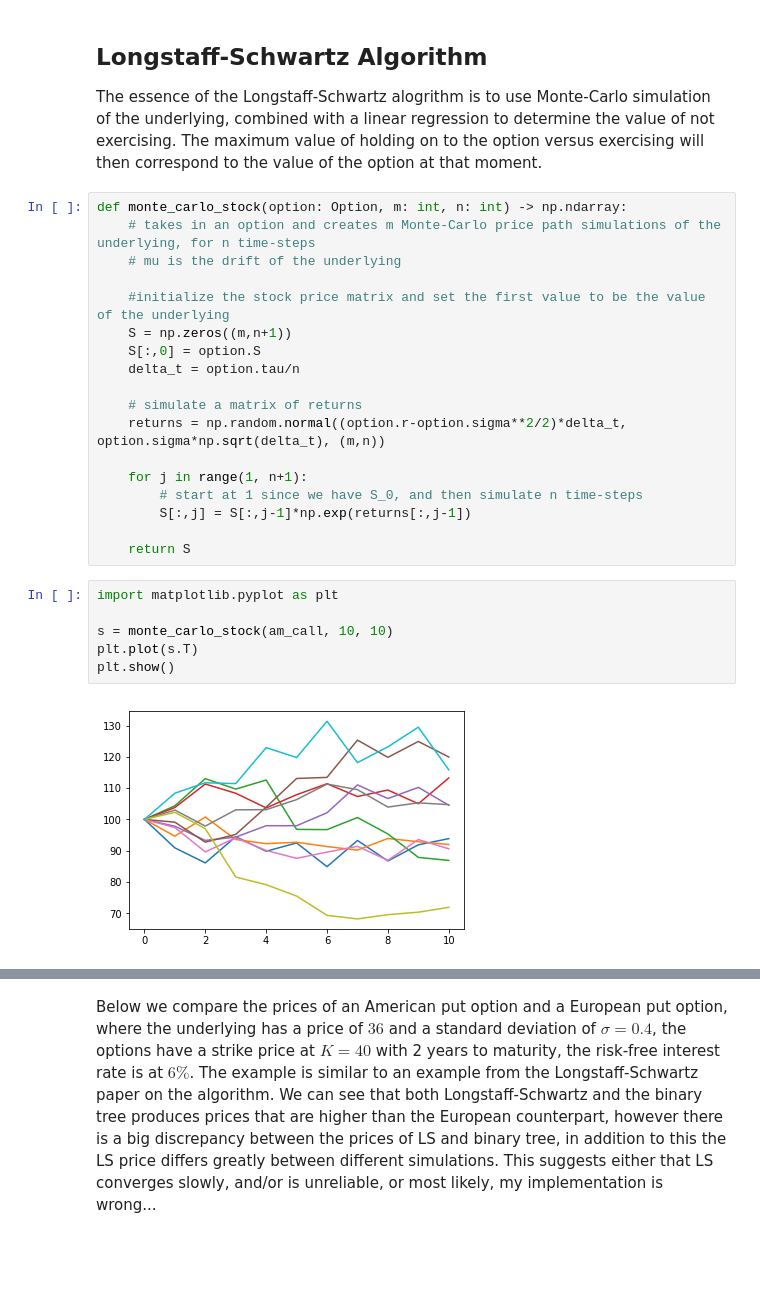
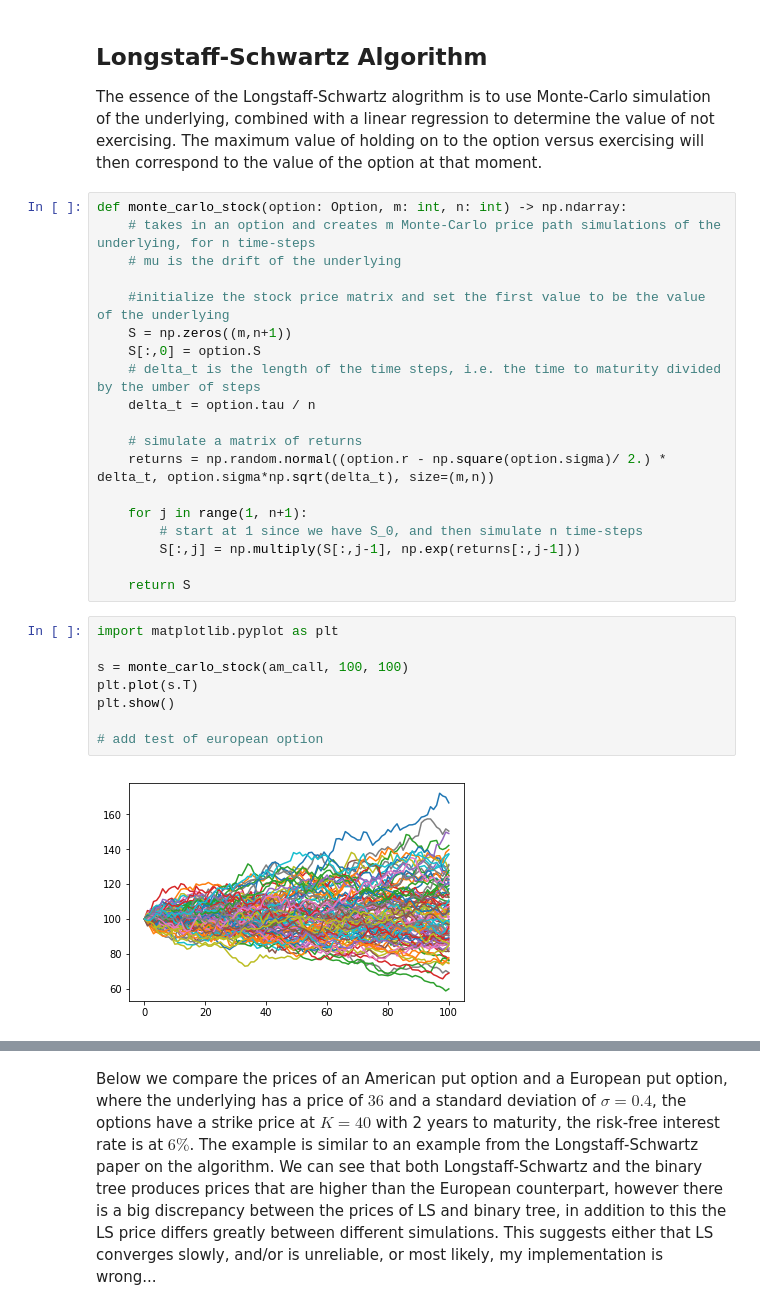
Before and after one commit to joelper/MS-E346, a Jupyter notebook: Assignments/Assignment_7.ipynb, the cells around one changed output, grey strips where cells are left out. Saved outputs shown, nothing was run; the diff lists cells and outputs as text; blank space fills up the shorter version.

```diff
--- a/Assignments/Assignment_7.ipynb
+++ b/Assignments/Assignment_7.ipynb
@@ -175,21 +175,24 @@ def monte_carlo_stock(option: Option, m: int, n: int) -> np.ndarray:
     #initialize the stock price matrix and set the first value to be the value of the underlying
     S = np.zeros((m,n+1))
     S[:,0] = option.S
-    delta_t = option.tau/n
+    # delta_t is the length of the time steps, i.e. the time to maturity divided by the umber of steps
+    delta_t = option.tau / n
 
     # simulate a matrix of returns
-    returns = np.random.normal((option.r-option.sigma**2/2)*delta_t, option.sigma*np.sqrt(delta_t), (m,n))
+    returns = np.random.normal((option.r - np.square(option.sigma)/ 2.) * delta_t, option.sigma*np.sqrt(delta_t), size=(m,n))
 
     for j in range(1, n+1):
         # start at 1 since we have S_0, and then simulate n time-steps
-        S[:,j] = S[:,j-1]*np.exp(returns[:,j-1])
+        S[:,j] = np.multiply(S[:,j-1], np.exp(returns[:,j-1]))
 
     return S
 # %%
 import matplotlib.pyplot as plt
 
-s = monte_carlo_stock(am_call, 10, 10)
+s = monte_carlo_stock(am_call, 100, 100)
 plt.plot(s.T)
 plt.show()
+
+# add test of european option
 # %% [output]
-[figure, old version]
+[figure, new version]
```
Also changed, not shown: parts of 6 cells of this notebook.
